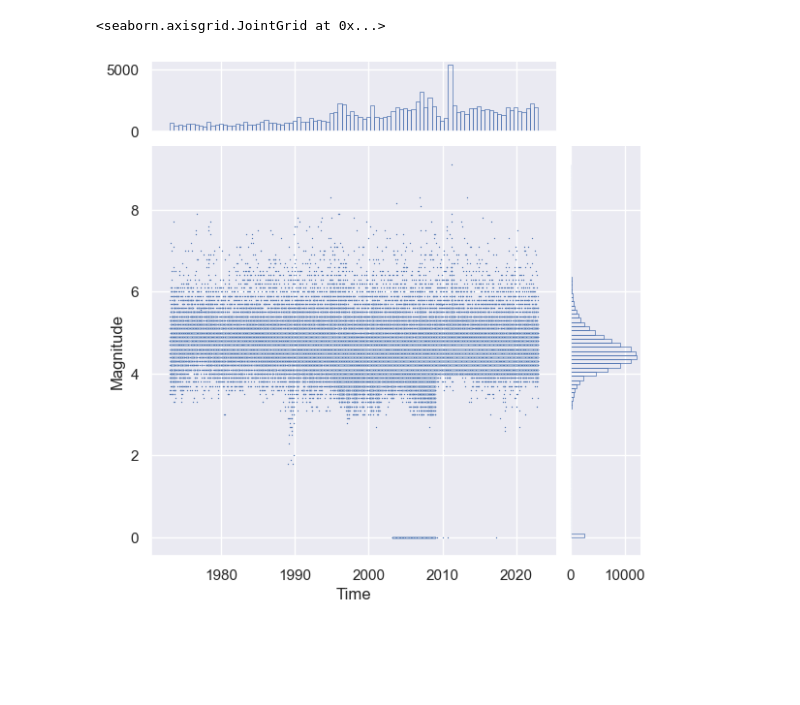
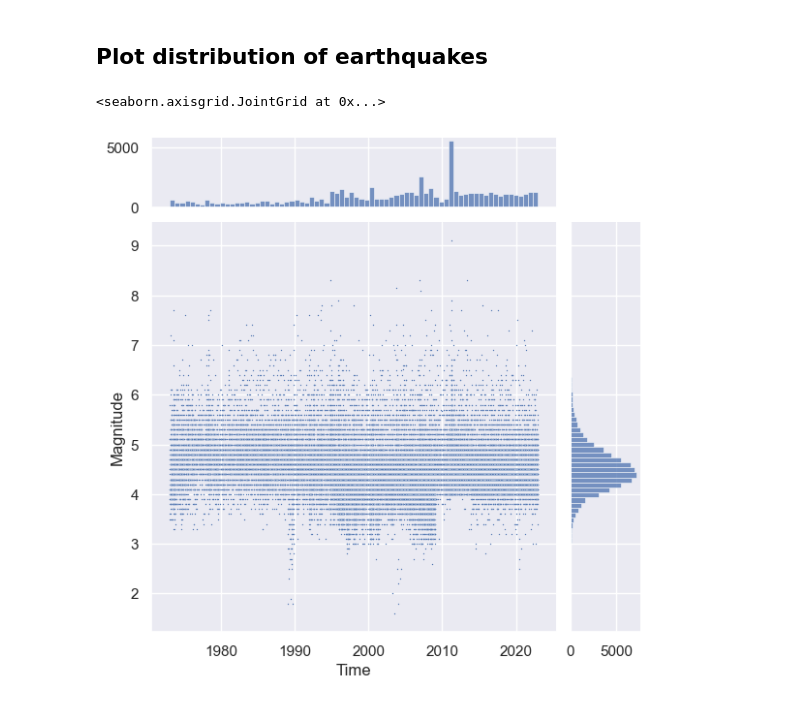
Before and after one commit to TheTrueSquirrel/thesis_spring_2023, a Jupyter notebook: sketch2.ipynb, the cells around one changed output. Cells and saved outputs as stored; diff of their text form; code cells hidden in the pictures; blank space fills up the shorter version.

```diff
--- a/sketch2.ipynb
+++ b/sketch2.ipynb
@@ -67,7 +143,7 @@ import pandas as pd
 import numpy as np
 import matplotlib.ticker as mticker
 
-df = df.sort_values('Magnitude')
+df = pd.read_csv('data/Japan_10_60_134_174_1973_2023.csv').sort_values('Magnitude')
 # Create a map using Cartopy to display earthquake data with magnitudes, longitude, and latitude
 fig = plt.figure(figsize=(8, 5))
 ax = fig.add_subplot(1, 1, 1, projection=crs.Mercator())
@@ -77,8 +153,8 @@ ax.add_feature(cartopy.feature.COASTLINE,linewidth=0.3)
 ax.add_feature(cartopy.feature.BORDERS, linestyle=':',linewidth=0.3)
 
 # Add gridlines
-lon = np.linspace(-180,180,361)
-lat = np.linspace(-90,90,181)
+lon = np.linspace(-180,180,181)
+lat = np.linspace(-90,90,91)
 
 gl = ax.gridlines(draw_labels=True)
 gl.xlocator = mticker.FixedLocator(lon)
@@ -200,0 +207,11 @@ plt.show()
+# %%
+import seaborn as sns
+import numpy as np
+g = sns.histplot(
+    df, x="Longitude", y="Latitude",
+    bins=(20,25), cbar=True)
+
+g.set_xticks(ticks=np.linspace(134, 174, 21), labels=np.linspace(134, 174, 21).astype(int), rotation = 90)
+
+g.set_yticks(ticks=np.linspace(10, 60, 26), labels=np.linspace(10, 60, 26).astype(int))
+sns.set(rc={'figure.figsize':(8,8)})
@@ -201,11 +220,13 @@ plt.show()
+# %% [markdown]
+## Plot distribution of earthquakes
 # %%
 import seaborn as sns
 sns.jointplot(
-    data=df, x="Time", y="Magnitude", s=1, marginal_ticks=True, marginal_kws=dict(bins=90, fill=False)
+    data=df, x="Time", y="Magnitude", s=1, marginal_ticks=True, marginal_kws=dict(bins=74)
 )
 # %% [output]
 <seaborn.axisgrid.JointGrid at 0x...>
-[figure, old version]
+[figure, new version]
 # %%
 emdat = pd.read_excel("/Users/jurrienboogert/Downloads/emdat_public_2023_02_08_query_uid-jHccdA.xlsx", header=6)
 # %%
```
Also changed, not shown: parts of 14 cells of this notebook, 5 other files.
